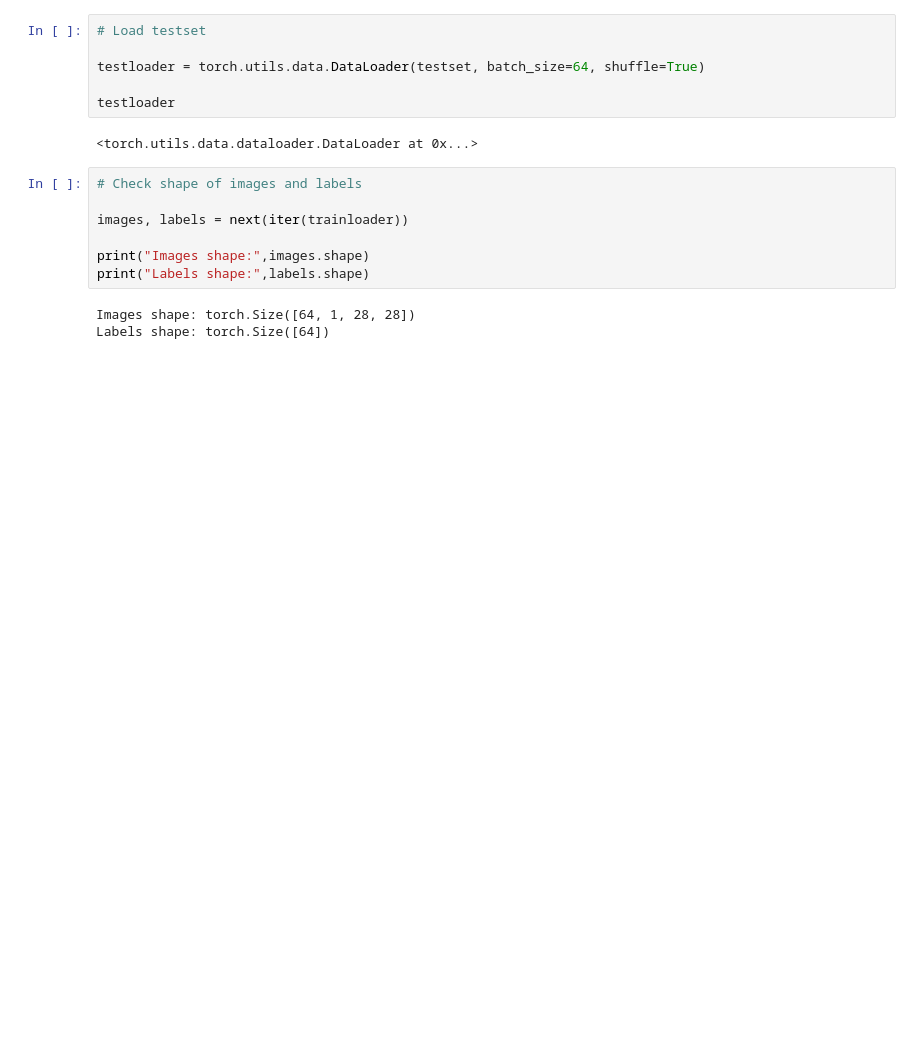
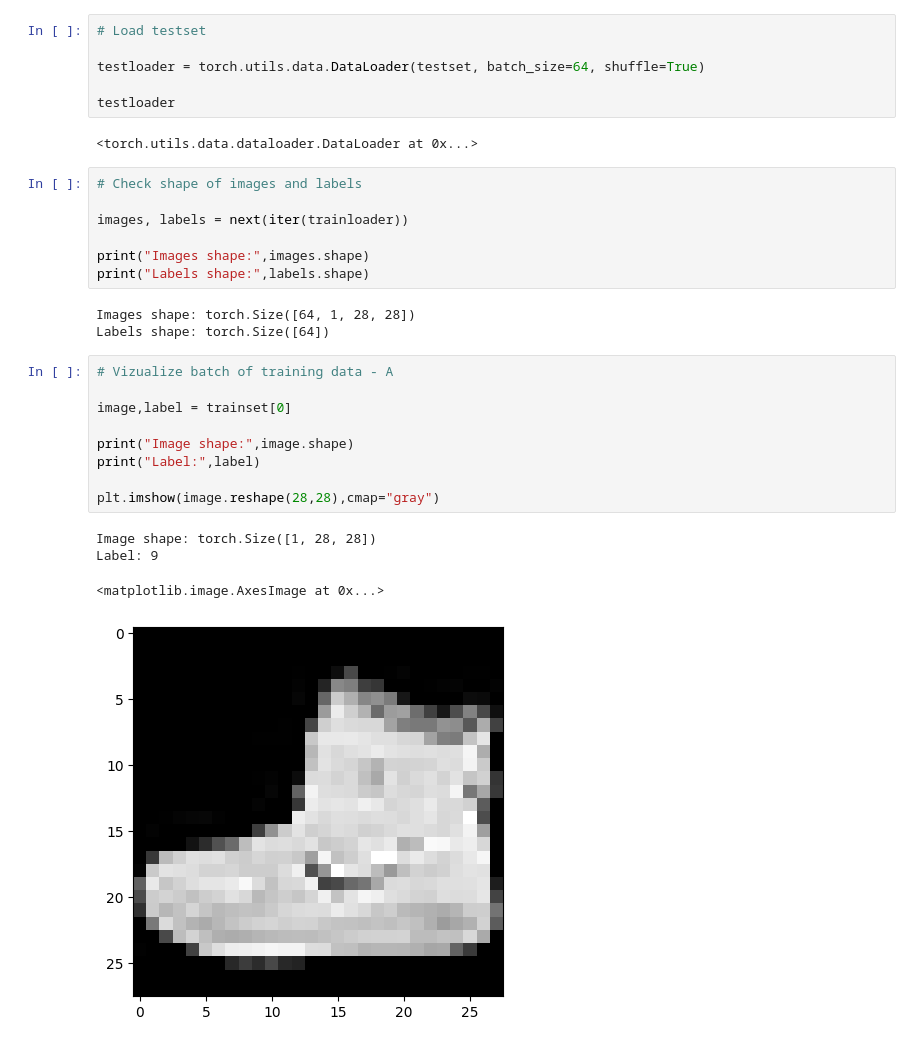
Before and after one commit to dummy1cx/Credit-Card-Fraud-Detection, a Jupyter notebook: fashion_mnist.ipynb, the cells around one changed output. Drawn from its saved outputs; the diff is of its cells as text; blank space fills up the shorter version.

Commit message:
Data exploration

```diff
--- a/fashion_mnist.ipynb
+++ b/fashion_mnist.ipynb
@@ -112,3 +115,17 @@ print("Labels shape:",labels.shape)
 # %% [output]
 Images shape: torch.Size([64, 1, 28, 28])
 Labels shape: torch.Size([64])
+# %%
+# Vizualize batch of training data - A
+
+image,label = trainset[0]
+
+print("Image shape:",image.shape)
+print("Label:",label)
+
+plt.imshow(image.reshape(28,28),cmap="gray")
+# %% [output]
+Image shape: torch.Size([1, 28, 28])
+Label: 9
+<matplotlib.image.AxesImage at 0x...>
+[figure, added]
```
Also changed, not shown: parts of 6 cells of this notebook.
